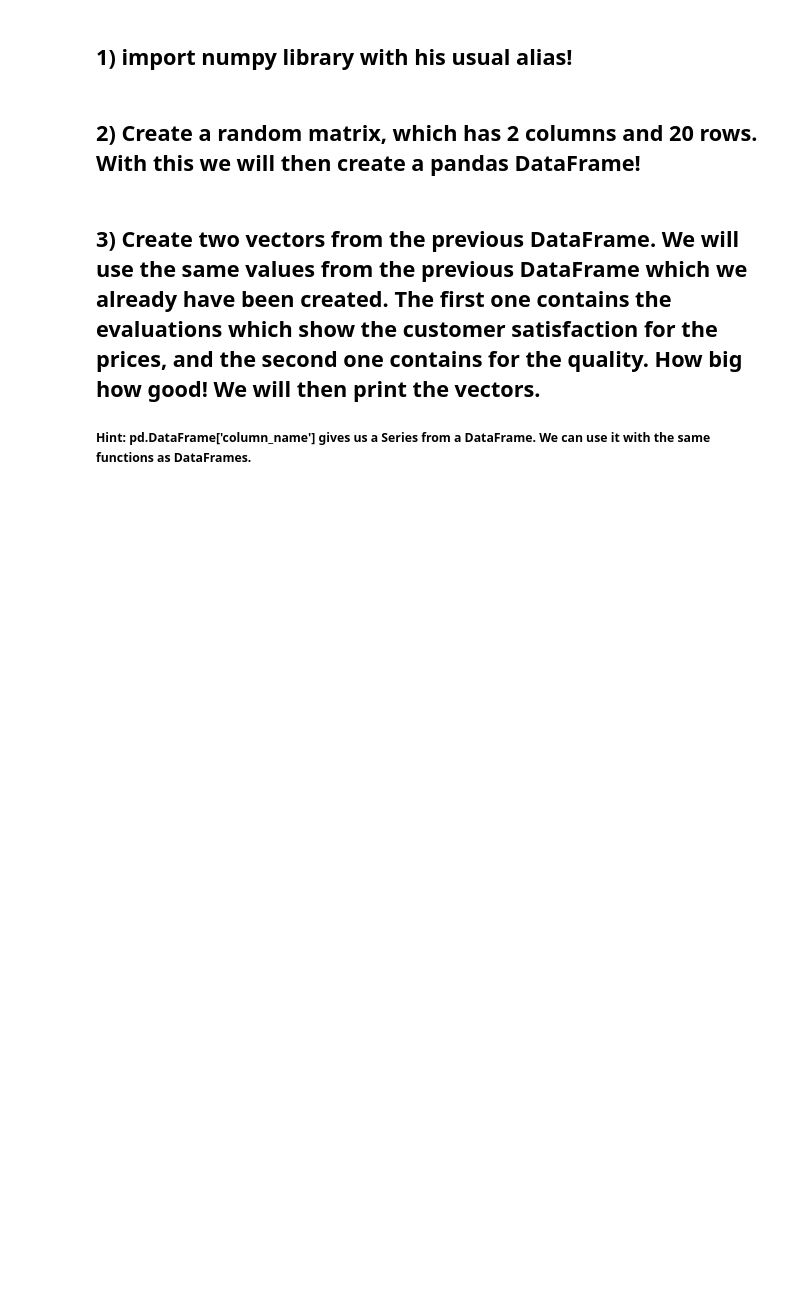
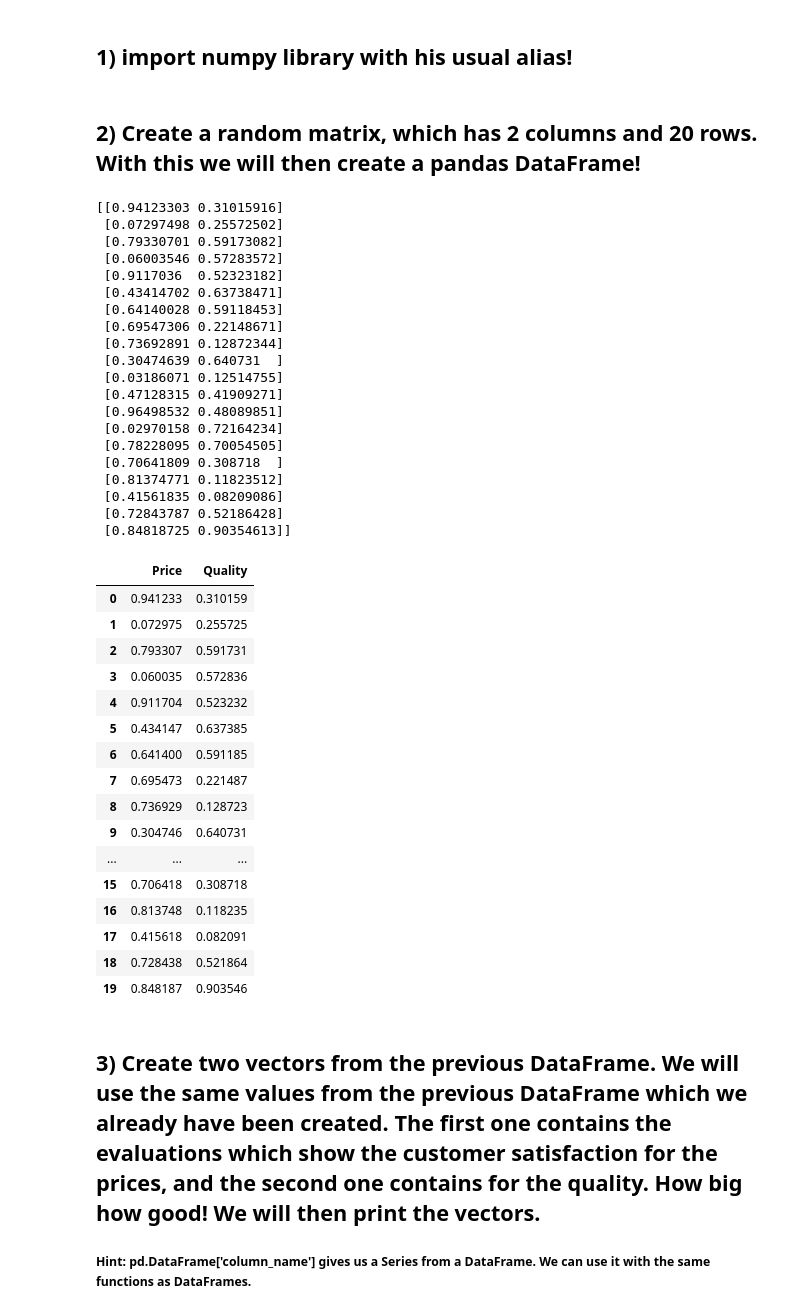
Before and after one commit to Python-Data-Science-Class-3/homework, a Jupyter notebook: WEEK-16 NUMPY/NumPy_HomeWork.ipynb, the cells around one changed output. Saved outputs shown, nothing was run; the diff lists cells and outputs as text; code cells hidden in the pictures; blank space fills up the shorter version.

```diff
--- a/WEEK-16 NUMPY/NumPy_HomeWork.ipynb
+++ b/WEEK-16 NUMPY/NumPy_HomeWork.ipynb
@@ -12,11 +12,49 @@ from IPython.display import display
 # %% [markdown]
 ## 2) Create a random matrix, which has 2 columns and 20 rows. With this we will then create a pandas DataFrame!
 # %%
-ratings_values = # < write your code here >
+ratings_values = np.random.rand(20,2)
 ratings = pd.DataFrame(ratings_values, columns=['Price', 'Quality'])
 print(ratings_values)
 print()
 display(ratings)
+# %% [output]
+[[0.94123303 0.31015916]
+ [0.07297498 0.25572502]
+ [0.79330701 0.59173082]
+ [0.06003546 0.57283572]
+ [0.9117036  0.52323182]
+ [0.43414702 0.63738471]
+ [0.64140028 0.59118453]
+ [0.69547306 0.22148671]
+ [0.73692891 0.12872344]
+ [0.30474639 0.640731  ]
+ [0.03186071 0.12514755]
+ [0.47128315 0.41909271]
+ [0.96498532 0.48089851]
+ [0.02970158 0.72164234]
+ [0.78228095 0.70054505]
+ [0.70641809 0.308718  ]
+ [0.81374771 0.11823512]
+ [0.41561835 0.08209086]
+ [0.72843787 0.52186428]
+ [0.84818725 0.90354613]]
+|  | Price | Quality |
+| 0 | 0.941233 | 0.310159 |
+| 1 | 0.072975 | 0.255725 |
+| 2 | 0.793307 | 0.591731 |
+| 3 | 0.060035 | 0.572836 |
+| 4 | 0.911704 | 0.523232 |
+| 5 | 0.434147 | 0.637385 |
+| 6 | 0.641400 | 0.591185 |
+| 7 | 0.695473 | 0.221487 |
+| 8 | 0.736929 | 0.128723 |
+| 9 | 0.304746 | 0.640731 |
+| ... | ... | ... |
+| 15 | 0.706418 | 0.308718 |
+| 16 | 0.813748 | 0.118235 |
+| 17 | 0.415618 | 0.082091 |
+| 18 | 0.728438 | 0.521864 |
+| 19 | 0.848187 | 0.903546 |
 # %% [markdown]
 ## 3) Create two vectors from the previous DataFrame. We will use the same values from the previous DataFrame which we already have been created. The first one contains the evaluations which show the customer satisfaction for the prices, and the second one contains for the quality. How big how good! We will then print the vectors.
 
```
Also changed, not shown: parts of 24 cells of this notebook.
